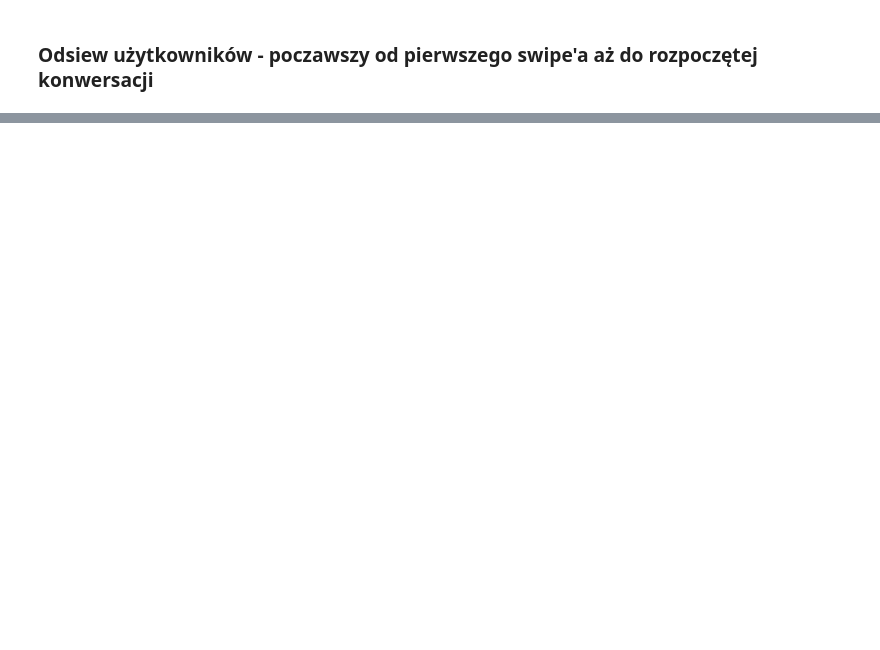
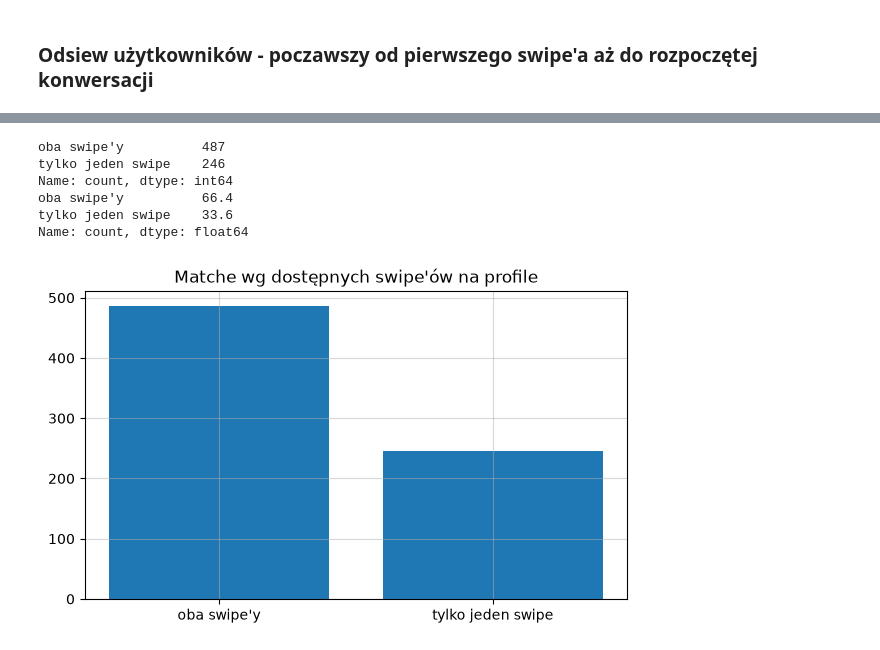
Before and after one commit to banacchini/digital-media-analysis, a Jupyter notebook: notebooks/EDA.ipynb, the cells around one changed output, grey strips where cells are left out. Cells and saved outputs as stored; diff of their text form; code cells hidden in the pictures; blank space fills up the shorter version.

```diff
--- a/notebooks/EDA.ipynb
+++ b/notebooks/EDA.ipynb
@@ -493,0 +822,33 @@ print(funnel_df.to_string(index=False))
+# %%
+swipe_dir = {
+    (a, b): (d, dy)
+    for a, b, d, dy in zip(
+        prof["user_key"], prof["target_user_key"], prof["direction"], prof["day"], strict=True
+    )
+}
+coverage = []
+for a, b in zip(matches_df["user_a_key"], matches_df["user_b_key"], strict=True):
+    ab, ba = swipe_dir.get((a, b)), swipe_dir.get((b, a))
+    if ab and ba:
+        coverage.append("oba swipe'y")
+    elif ab or ba:
+        coverage.append("tylko jeden swipe")
+    else:
+        coverage.append("brak swipe'ów")
+coverage = pd.Series(coverage).value_counts()
+print(coverage)
+print((coverage / coverage.sum() * 100).round(1))
+
+plt.figure(figsize=(7, 4))
+plt.bar(coverage.index, coverage.values)
+plt.title("Matche wg dostępnych swipe'ów na profile")
+plt.grid(alpha=0.5)
+plt.show()
+# %% [output]
+oba swipe'y          487
+tylko jeden swipe    246
+Name: count, dtype: int64
+oba swipe'y          66.4
+tylko jeden swipe    33.6
+Name: count, dtype: float64
+[figure, added]
```
Also changed, not shown: parts of 36 cells of this notebook, 5 other files.
